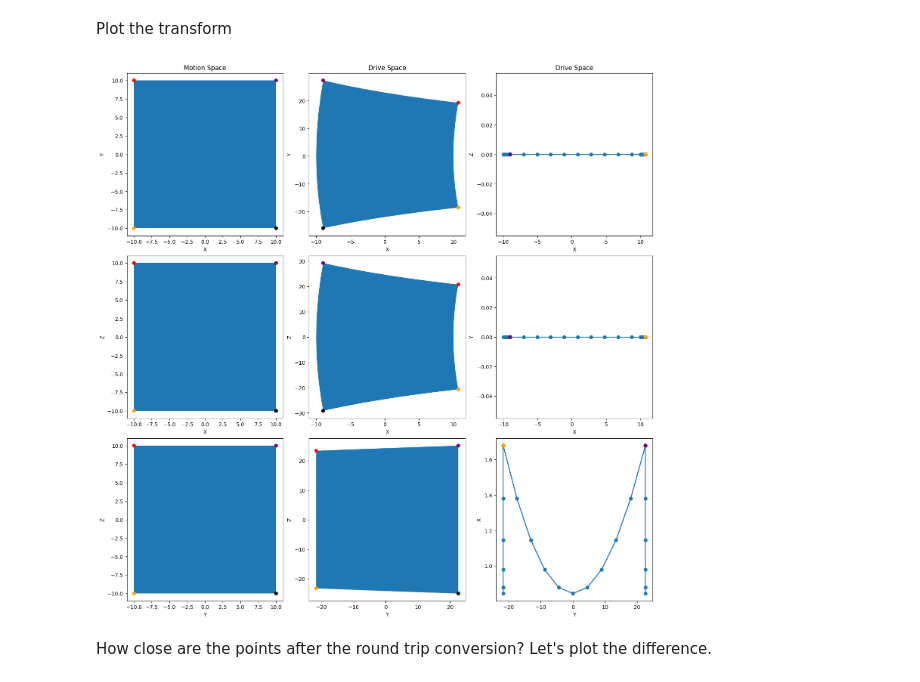
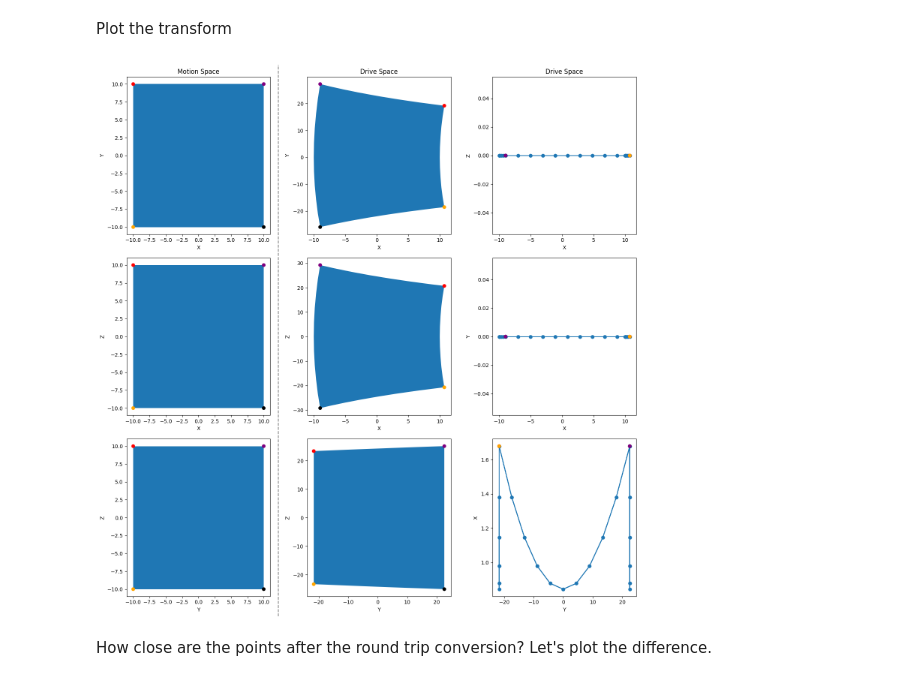
Before and after one commit to BaPSF/bapsf_motion, a Jupyter notebook: docs/notebooks/transform/LaPDXYZTransform.ipynb, the cells around one changed output. Saved outputs shown, nothing was run; the diff lists cells and outputs as text; code cells hidden in the pictures.

```diff
--- a/docs/notebooks/transform/LaPDXYZTransform.ipynb
+++ b/docs/notebooks/transform/LaPDXYZTransform.ipynb
@@ -111,6 +112,7 @@ figheight = figwidth
 fig, axs = plt.subplots(
     3, 3, figsize=[figwidth, figheight], layout="constrained",
 )
+fig.set_constrained_layout_pads(w_pad=0.2, h_pad=0.1)
 
 axs[0, 0].set_title("Motion Space")
 axs[0, 1].set_title("Drive Space")
@@ -143,35 +145,46 @@ for ii in range(3):
 
         axs[ii, 2].set_xlabel("X")
         axs[ii, 2].set_ylabel("Y")
     else:  # yz-plane
         p0 = 1
         p1 = [2, 2, 0]
 
         axs[ii, 0].set_xlabel("Y")
         axs[ii, 0].set_ylabel("Z")
 
         axs[ii, 1].set_xlabel("Y")
         axs[ii, 1].set_ylabel("Z")
 
         axs[ii, 2].set_xlabel("Y")
         axs[ii, 2].set_ylabel("X")
 
     i_start = ii * npoints_in_plane
     i_stop = i_start + npoints_in_plane
+
     axs[ii, 0].fill(points[i_start:i_stop, p0], points[i_start:i_stop, p1[0]])
     axs[ii, 1].fill(dpoints[i_start:i_stop, p0], dpoints[i_start:i_stop, p1[1]])
     axs[ii, 2].plot(dpoints[i_start:i_stop, p0], dpoints[i_start:i_stop, p1[2]], "-o")
-
 
     i_start = ii * 4
     i_stop = i_start +  4
     colors = ["red", "orange", "black", "purple"]
 
     axs[ii, 0].scatter(key_points[i_start:i_stop, p0], key_points[i_start:i_stop, p1[0]], c=colors)
     axs[ii, 1].scatter(dkp[i_start:i_stop, p0], dkp[i_start:i_stop, p1[1]], c=colors)
     axs[ii, 2].scatter(dkp[i_start:i_stop, p0], dkp[i_start:i_stop, p1[2]], c=colors, zorder=10)
+
+
+# Get the bounding boxes of the axes including text decorations
+r = fig.canvas.get_renderer()
+get_bbox = lambda ax: ax.get_tightbbox(r).transformed(fig.transFigure.inverted())
+bboxes = np.array(list(map(get_bbox, axs.flat)), mtrans.Bbox).reshape((*axs.shape, 2, 2))
+
+# Draw vertical divider between the different space plots
+x = bboxes[:, 0, 1, 0].mean() - 1.15 * (0.2 / figwidth)
+line = plt.Line2D([x, x], [0,1], transform=fig.transFigure, color="gray", linestyle="--")
+fig.add_artist(line);
 # %% [output]
-[figure, old version]
+[figure, new version]
 # %% [markdown]
 How close are the points after the round trip conversion?  Let's plot the difference.
 # %%
```
Also changed, not shown: parts of 36 cells of this notebook.
